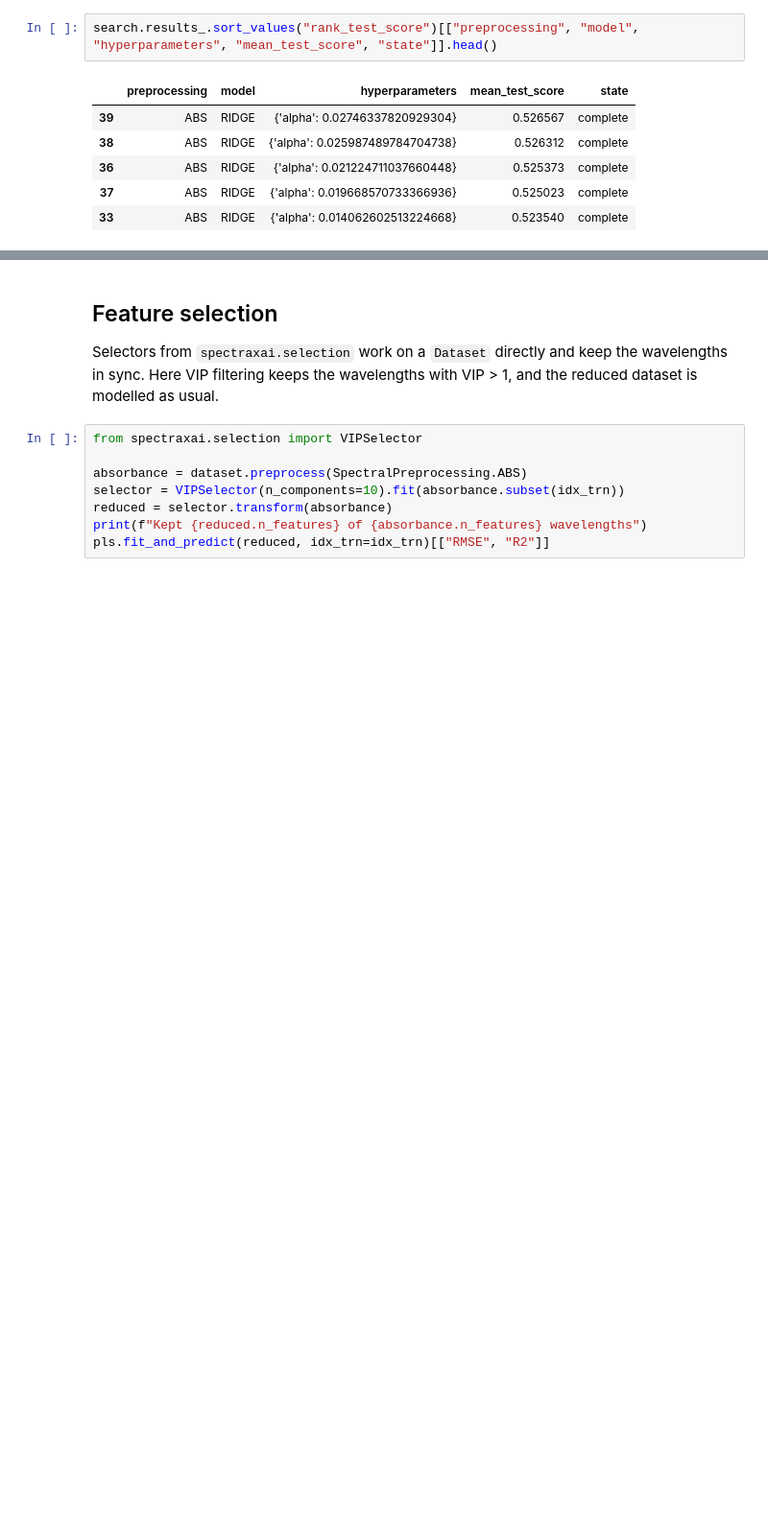
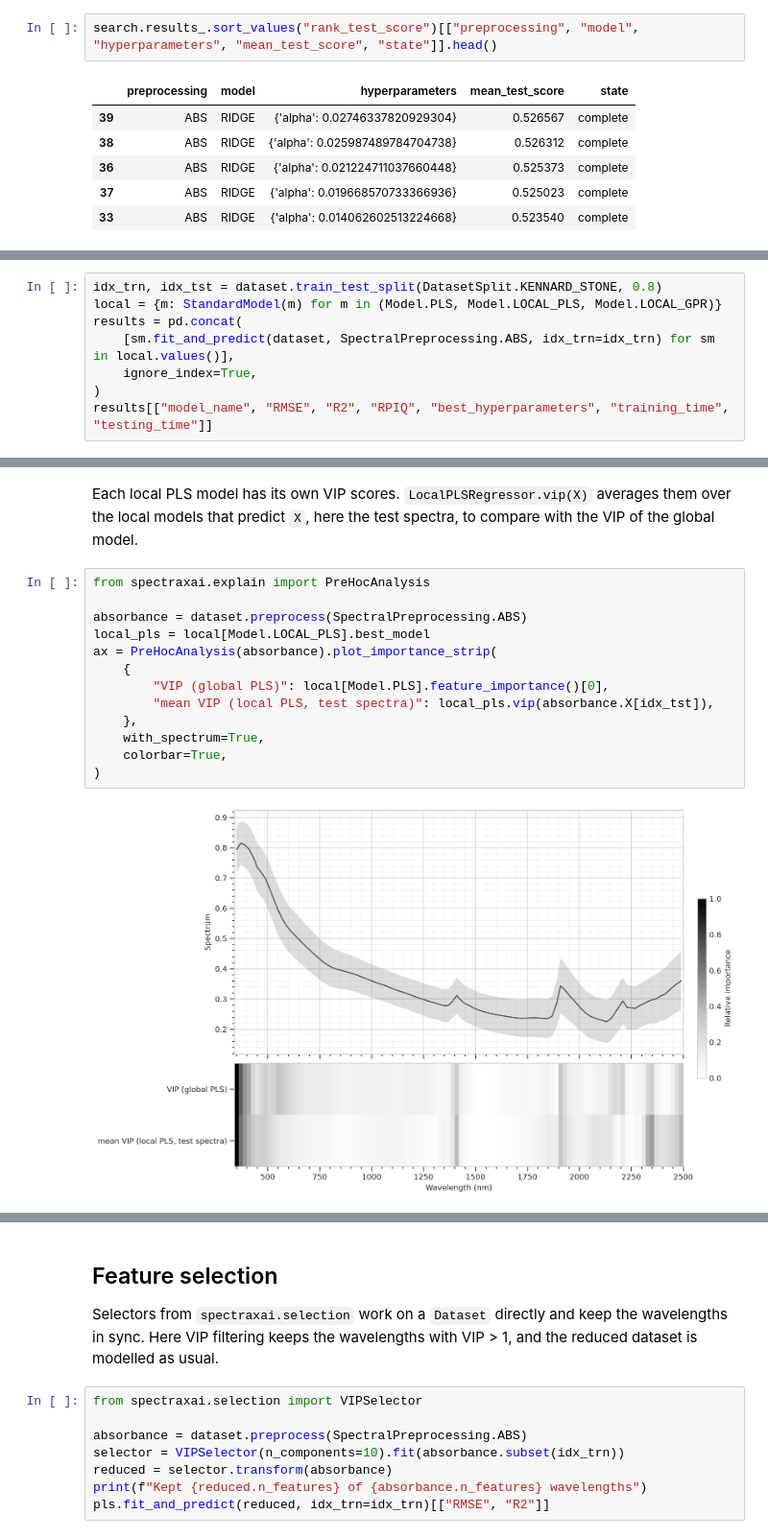
Before and after one commit to tsakiridis/spectra-xai, a Jupyter notebook: examples/modelExamples.ipynb, the cells around one changed output, grey strips where cells are left out. Shown at 96% size. Drawn from its saved outputs; the diff is of its cells as text; blank space fills up the shorter version.

```diff
--- a/examples/modelExamples.ipynb
+++ b/examples/modelExamples.ipynb
@@ -228,0 +233,8 @@ search.results_.sort_values("rank_test_score")[["preprocessing", "model", "hyper
+# %%
+idx_trn, idx_tst = dataset.train_test_split(DatasetSplit.KENNARD_STONE, 0.8)
+local = {m: StandardModel(m) for m in (Model.PLS, Model.LOCAL_PLS, Model.LOCAL_GPR)}
+results = pd.concat(
+    [sm.fit_and_predict(dataset, SpectralPreprocessing.ABS, idx_trn=idx_trn) for sm in local.values()],
+    ignore_index=True,
+)
+results[["model_name", "RMSE", "R2", "RPIQ", "best_hyperparameters", "training_time", "testing_time"]]
@@ -228,0 +249,17 @@ search.results_.sort_values("rank_test_score")[["preprocessing", "model", "hyper
+# %% [markdown]
+Each local PLS model has its own VIP scores. `LocalPLSRegressor.vip(X)` averages them over the local models that predict `X`, here the test spectra, to compare with the VIP of the global model.
+# %%
+from spectraxai.explain import PreHocAnalysis
+
+absorbance = dataset.preprocess(SpectralPreprocessing.ABS)
+local_pls = local[Model.LOCAL_PLS].best_model
+ax = PreHocAnalysis(absorbance).plot_importance_strip(
+    {
+        "VIP (global PLS)": local[Model.PLS].feature_importance()[0],
+        "mean VIP (local PLS, test spectra)": local_pls.vip(absorbance.X[idx_tst]),
+    },
+    with_spectrum=True,
+    colorbar=True,
+)
+# %% [output]
+[figure, added]
```
Also changed, not shown: parts of 8 cells of this notebook, 14 other files.
